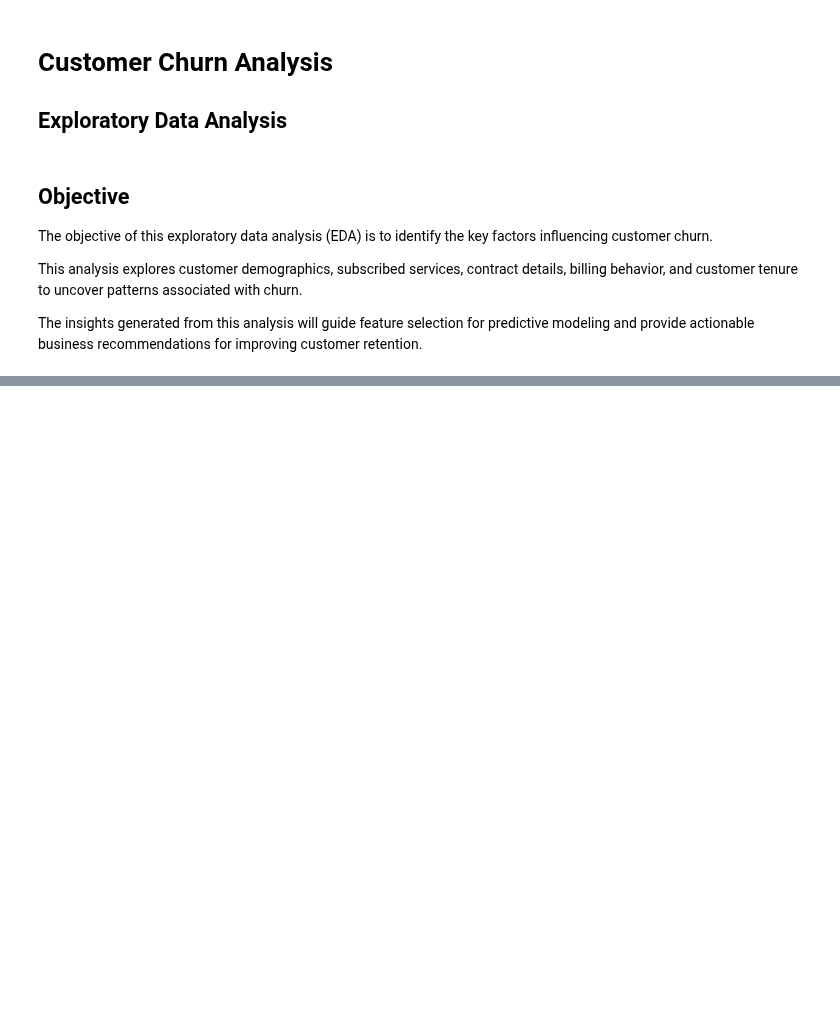
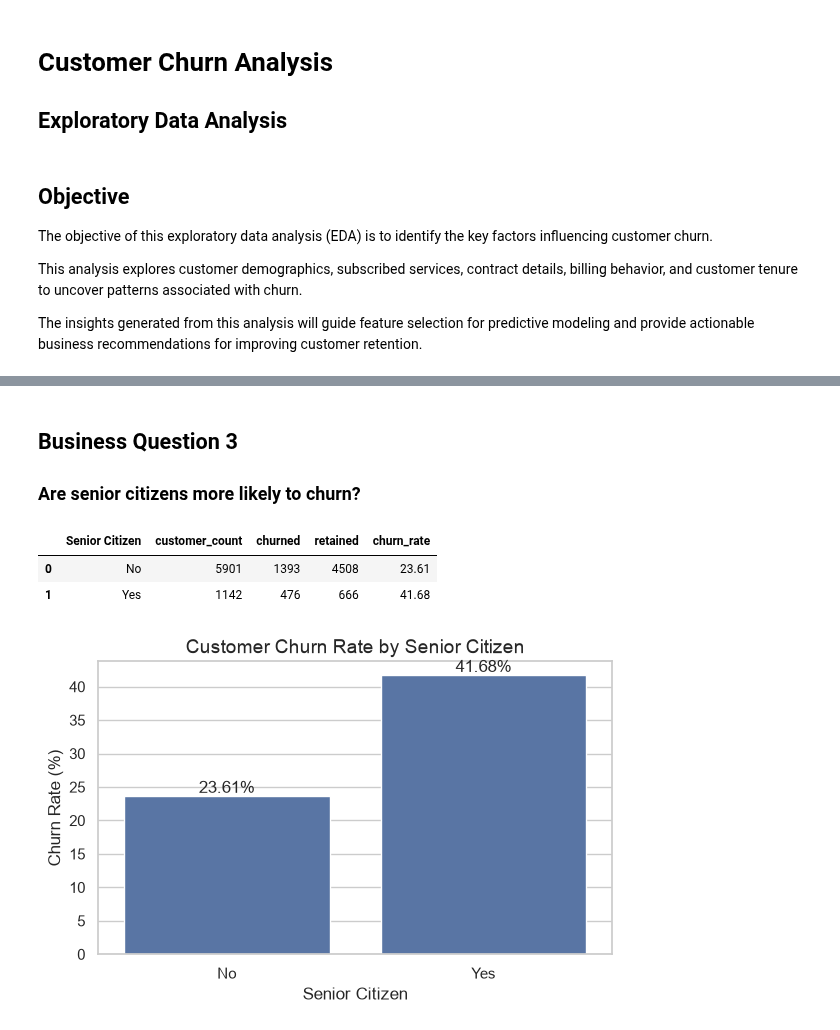
Before and after one commit to ashwathimd/customer-churn-analysis, a Jupyter notebook: notebooks/03_eda.ipynb, the cells around one changed output, grey strips where cells are left out. Drawn from its saved outputs; the diff is of its cells as text; code cells hidden in the pictures; blank space fills up the shorter version.

```diff
--- a/notebooks/03_eda.ipynb
+++ b/notebooks/03_eda.ipynb
@@ -42,0 +155,19 @@ import sys
+# %% [markdown]
+## Business Question 3
+
+### Are senior citizens more likely to churn?
+# %%
+senior_analysis = create_churn_summary(df, "Senior Citizen")
+
+senior_analysis
+# %% [output]
+|  | Senior Citizen | customer_count | churned | retained | churn_rate |
+| 0 | No | 5901 | 1393 | 4508 | 23.61 |
+| 1 | Yes | 1142 | 476 | 666 | 41.68 |
+# %%
+plot_churn_rate_bar(
+    senior_analysis,
+    "Senior Citizen"
+)
+# %% [output]
+[figure, added]
```
Also changed, not shown: parts of 130 cells of this notebook, 3 other files.
